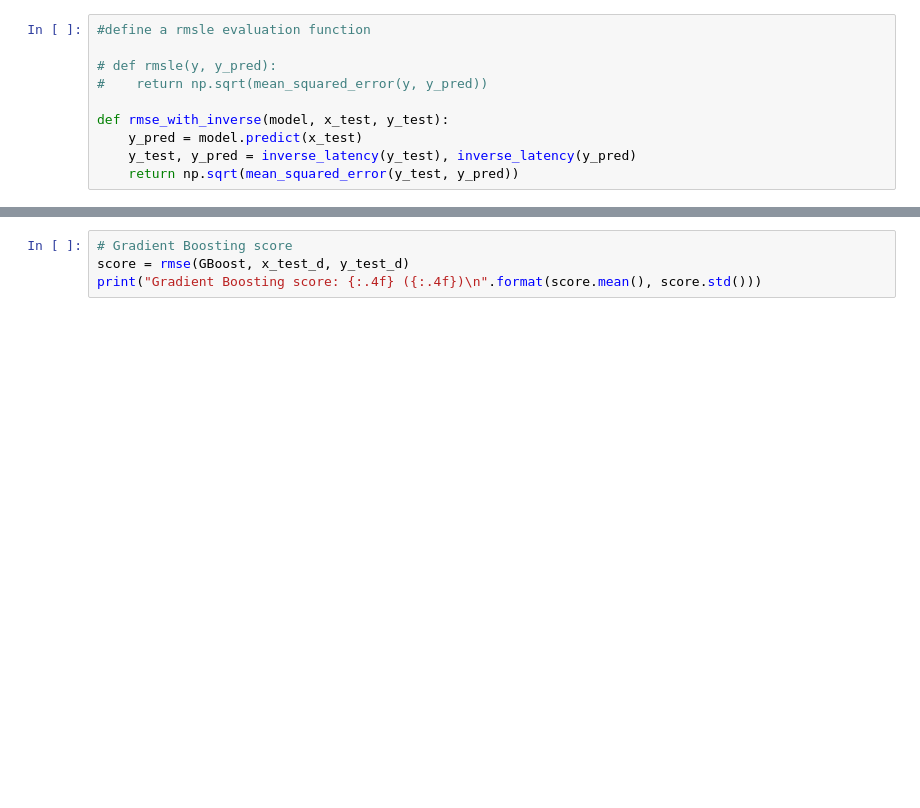
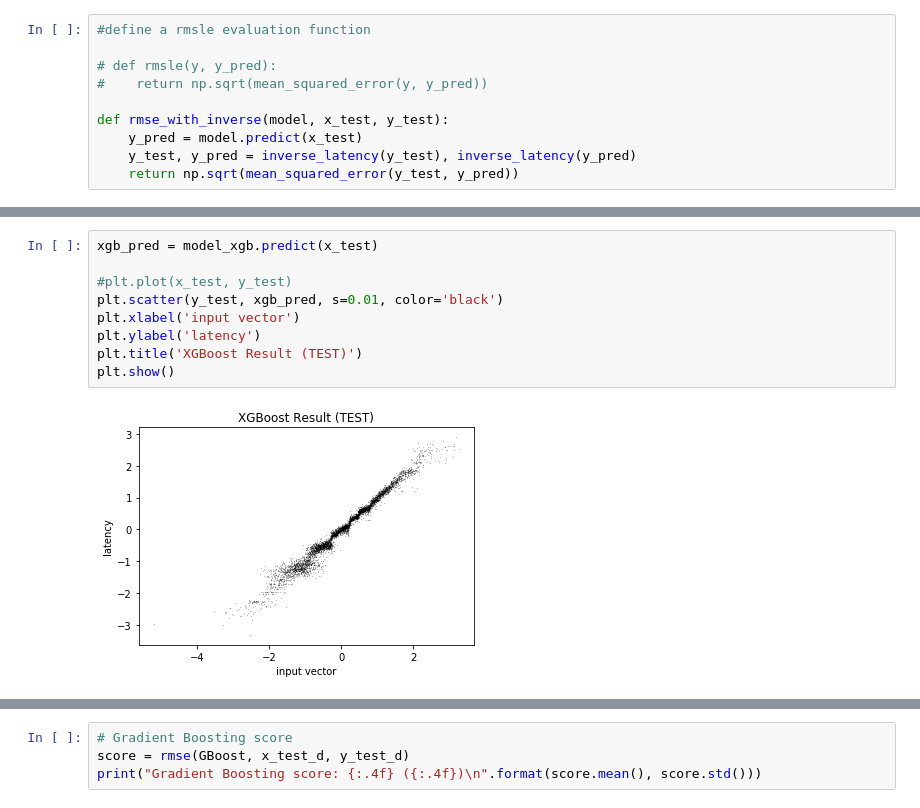
Before and after one commit to meowpunch/LENNA, a Jupyter notebook: NASR/train_mixed_wo_gs.ipynb, the cells around one changed output, grey strips where cells are left out. Cells and saved outputs as stored; diff of their text form; blank space fills up the shorter version.

```diff
--- a/NASR/train_mixed_wo_gs.ipynb
+++ b/NASR/train_mixed_wo_gs.ipynb
@@ -211,0 +195,11 @@ Xgboost rmse : 176280.06217845273
+# %%
+xgb_pred = model_xgb.predict(x_test)
+
+#plt.plot(x_test, y_test)
+plt.scatter(y_test, xgb_pred, s=0.01, color='black')
+plt.xlabel('input vector')
+plt.ylabel('latency')
+plt.title('XGBoost Result (TEST)')
+plt.show()
+# %% [output]
+[figure, added]
```
Also changed, not shown: parts of 30 cells of this notebook.
